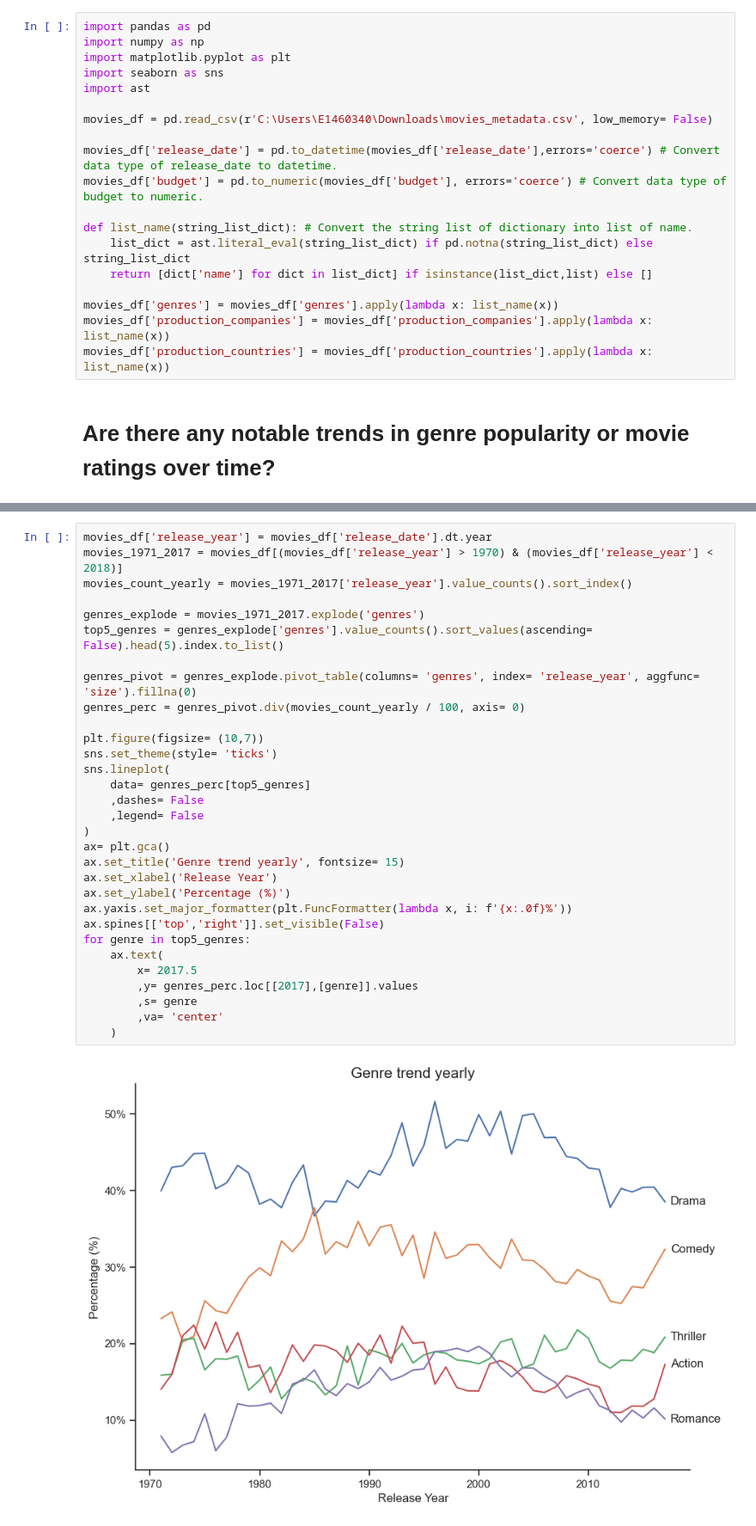
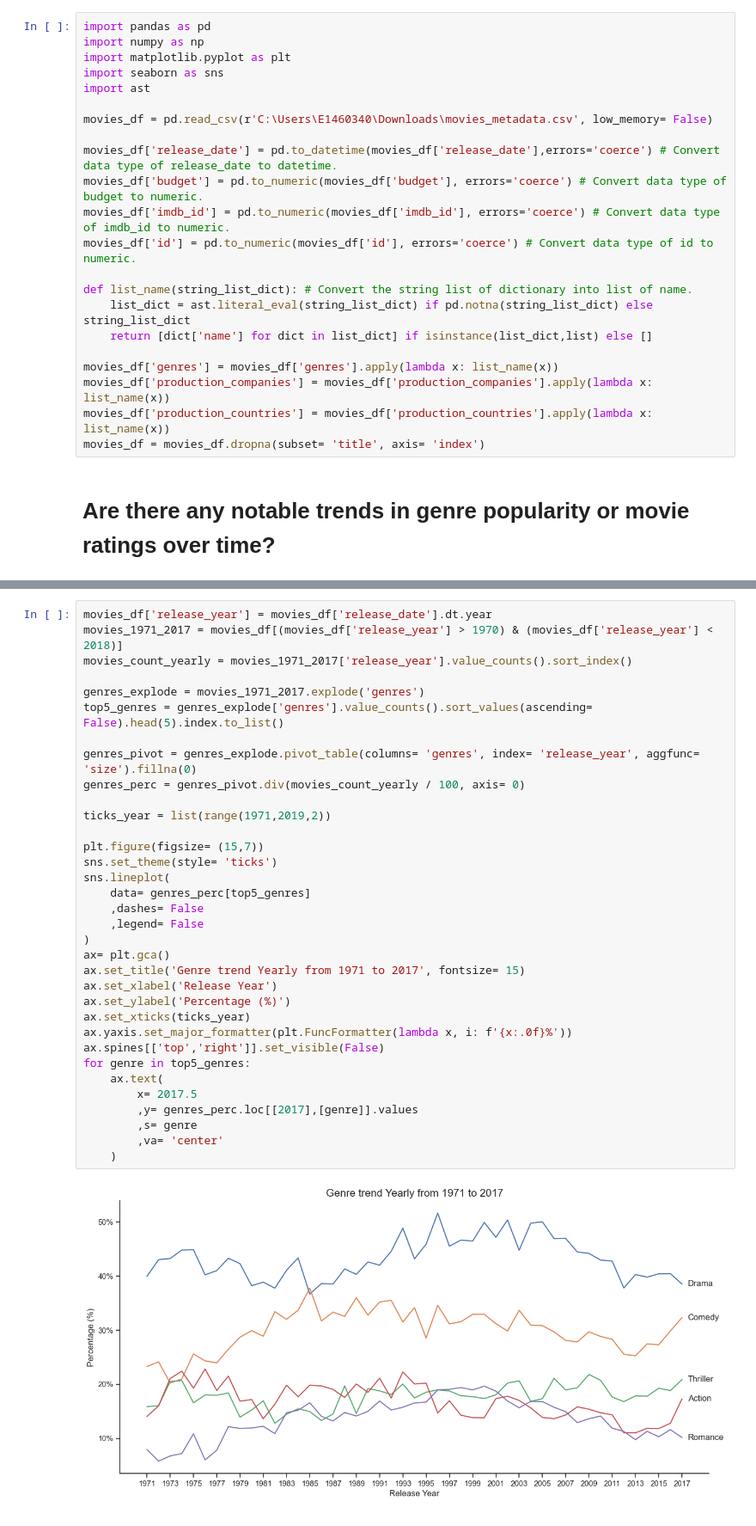
Before and after one commit to Jamil1016/Python_Project_Movie_Analysis, a Jupyter notebook: 1_Analysis/5_Genres_Ratings_Over_Time.ipynb, the cells around one changed output, grey strips where cells are left out. Shown at 86% size. Cells and saved outputs as stored; diff of their text form.

```diff
--- a/1_Analysis/5_Genres_Ratings_Over_Time.ipynb
+++ b/1_Analysis/5_Genres_Ratings_Over_Time.ipynb
@@ -9,6 +9,8 @@ movies_df = pd.read_csv(r'C:\Users\E1460340\Downloads\movies_metadata.csv', low_
 
 movies_df['release_date'] = pd.to_datetime(movies_df['release_date'],errors='coerce') # Convert data type of release_date to datetime.
 movies_df['budget'] = pd.to_numeric(movies_df['budget'], errors='coerce') # Convert data type of budget to numeric.
+movies_df['imdb_id'] = pd.to_numeric(movies_df['imdb_id'], errors='coerce') # Convert data type of imdb_id to numeric.
+movies_df['id'] = pd.to_numeric(movies_df['id'], errors='coerce') # Convert data type of id to numeric.
 
 def list_name(string_list_dict): # Convert the string list of dictionary into list of name.
     list_dict = ast.literal_eval(string_list_dict) if pd.notna(string_list_dict) else string_list_dict
@@ -17,6 +19,7 @@ def list_name(string_list_dict): # Convert the string list of dictionary into li
 movies_df['genres'] = movies_df['genres'].apply(lambda x: list_name(x))
 movies_df['production_companies'] = movies_df['production_companies'].apply(lambda x: list_name(x))
 movies_df['production_countries'] = movies_df['production_countries'].apply(lambda x: list_name(x))
+movies_df = movies_df.dropna(subset= 'title', axis= 'index')
 # %% [markdown]
 # Are there any notable trends in genre popularity or movie ratings over time?
 # %% [markdown]
@@ -24,33 +27,36 @@ movies_df['production_countries'] = movies_df['production_countries'].apply(lamb
 # %%
 movies_df['release_year'] = movies_df['release_date'].dt.year
 movies_1971_2017 = movies_df[(movies_df['release_year'] > 1970) & (movies_df['release_year'] < 2018)]
 movies_count_yearly = movies_1971_2017['release_year'].value_counts().sort_index()
 
 genres_explode = movies_1971_2017.explode('genres')
 top5_genres = genres_explode['genres'].value_counts().sort_values(ascending= False).head(5).index.to_list()
 
 genres_pivot = genres_explode.pivot_table(columns= 'genres', index= 'release_year', aggfunc= 'size').fillna(0)
 genres_perc = genres_pivot.div(movies_count_yearly / 100, axis= 0)
 
-plt.figure(figsize= (10,7))
+ticks_year = list(range(1971,2019,2))
+
+plt.figure(figsize= (15,7))
 sns.set_theme(style= 'ticks')
 sns.lineplot(
     data= genres_perc[top5_genres]
     ,dashes= False
     ,legend= False
 )
 ax= plt.gca()
-ax.set_title('Genre trend yearly', fontsize= 15)
+ax.set_title('Genre trend Yearly from 1971 to 2017', fontsize= 15)
 ax.set_xlabel('Release Year')
 ax.set_ylabel('Percentage (%)')
+ax.set_xticks(ticks_year)
 ax.yaxis.set_major_formatter(plt.FuncFormatter(lambda x, i: f'{x:.0f}%'))
 ax.spines[['top','right']].set_visible(False)
 for genre in top5_genres:
     ax.text(
         x= 2017.5
         ,y= genres_perc.loc[[2017],[genre]].values
         ,s= genre
         ,va= 'center'
     )
 # %% [output]
-[figure, old version]
+[figure, new version]
```
Also changed, not shown: parts of 3 cells of this notebook, 6 other files.
